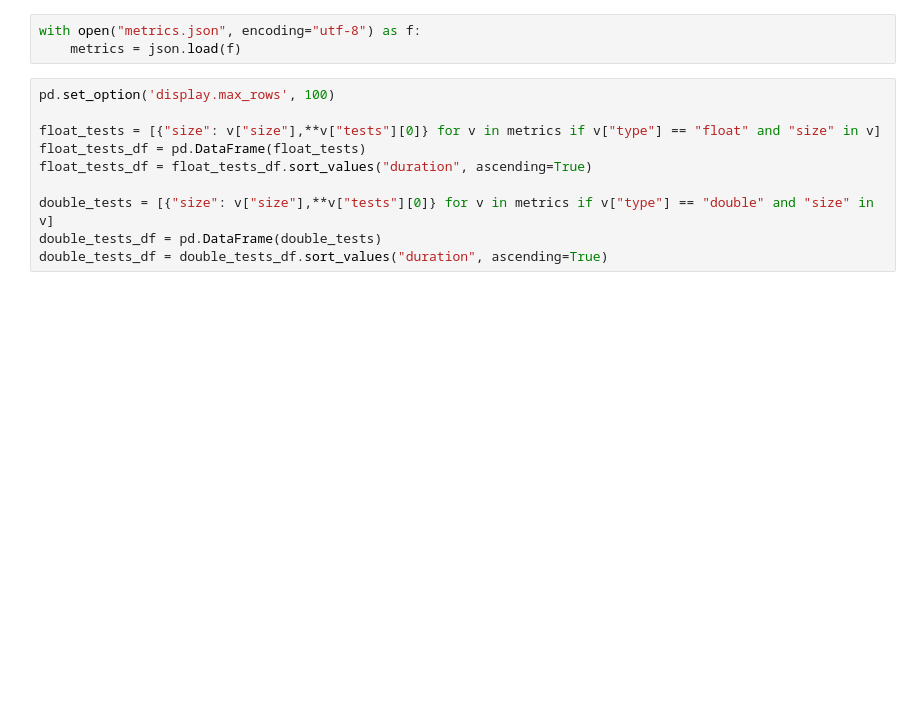
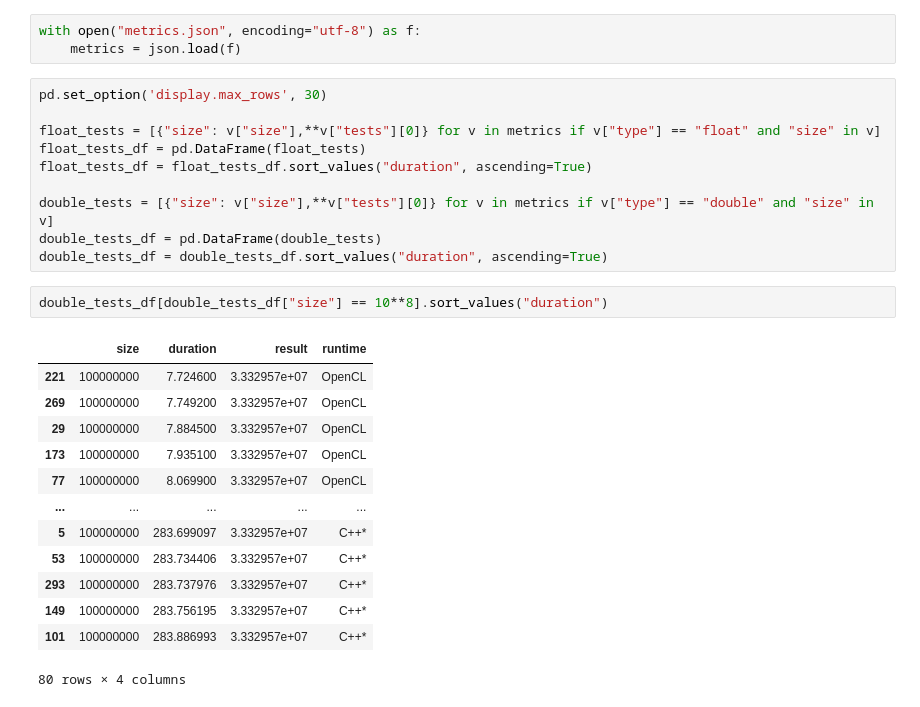
Before and after one commit to evsholukh/MatVec, a Jupyter notebook: bench.ipynb, the cells around one changed output. Saved outputs shown, nothing was run; the diff lists cells and outputs as text; blank space fills up the shorter version.

```diff
--- a/bench.ipynb
+++ b/bench.ipynb
@@ -28,7 +28,7 @@ import pandas as pd
 with open("metrics.json", encoding="utf-8") as f:
     metrics = json.load(f)
 # %%
-pd.set_option('display.max_rows', 100)
+pd.set_option('display.max_rows', 30)
 
 float_tests = [{"size": v["size"],**v["tests"][0]} for v in metrics if v["type"] == "float" and "size" in v]
 float_tests_df = pd.DataFrame(float_tests)
@@ -37,4 +37,20 @@ float_tests_df = float_tests_df.sort_values("duration", ascending=True)
 double_tests = [{"size": v["size"],**v["tests"][0]} for v in metrics if v["type"] == "double" and "size" in v]
 double_tests_df = pd.DataFrame(double_tests)
 double_tests_df = double_tests_df.sort_values("duration", ascending=True)
+# %%
+double_tests_df[double_tests_df["size"] == 10**8].sort_values("duration")
+# %% [output]
+|  | size | duration | result | runtime |
+| 221 | 100000000 | 7.724600 | 3.332957e+07 | OpenCL |
+| 269 | 100000000 | 7.749200 | 3.332957e+07 | OpenCL |
+| 29 | 100000000 | 7.884500 | 3.332957e+07 | OpenCL |
+| 173 | 100000000 | 7.935100 | 3.332957e+07 | OpenCL |
+| 77 | 100000000 | 8.069900 | 3.332957e+07 | OpenCL |
+| ... | ... | ... | ... | ... |
+| 5 | 100000000 | 283.699097 | 3.332957e+07 | C++* |
+| 53 | 100000000 | 283.734406 | 3.332957e+07 | C++* |
+| 293 | 100000000 | 283.737976 | 3.332957e+07 | C++* |
+| 149 | 100000000 | 283.756195 | 3.332957e+07 | C++* |
+| 101 | 100000000 | 283.886993 | 3.332957e+07 | C++* |
+80 rows × 4 columns
 # %%
```
Also changed, not shown: parts of 6 cells of this notebook, 1 other file.
